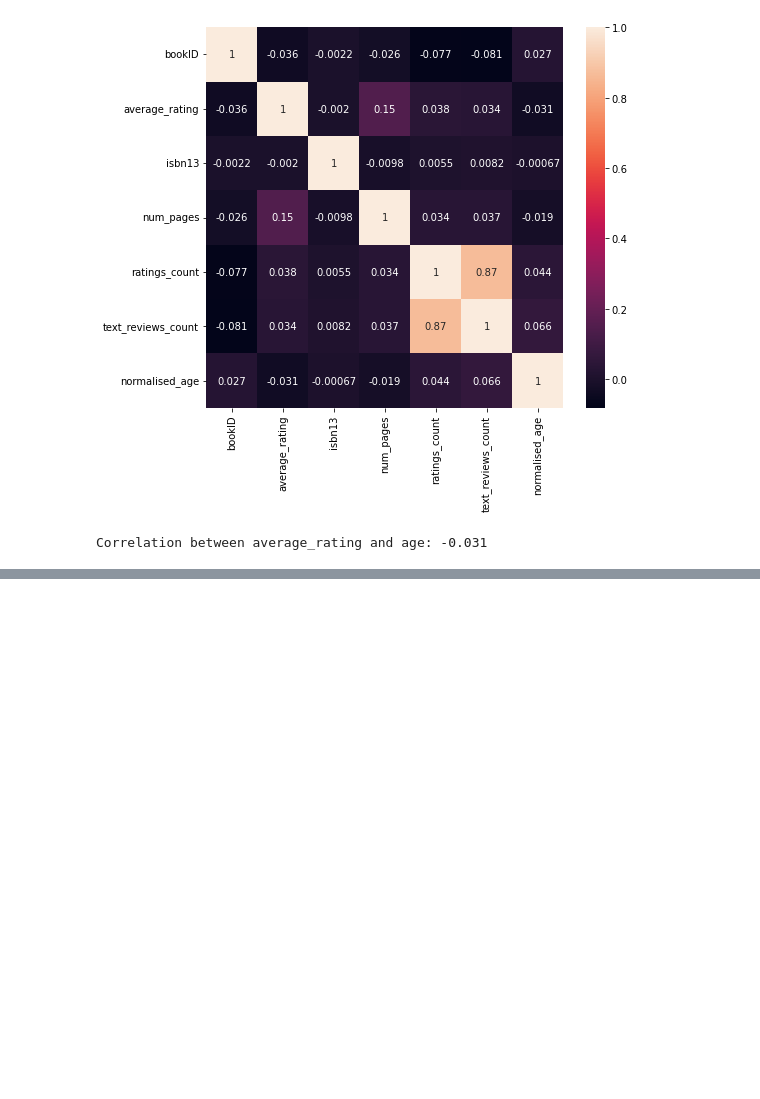
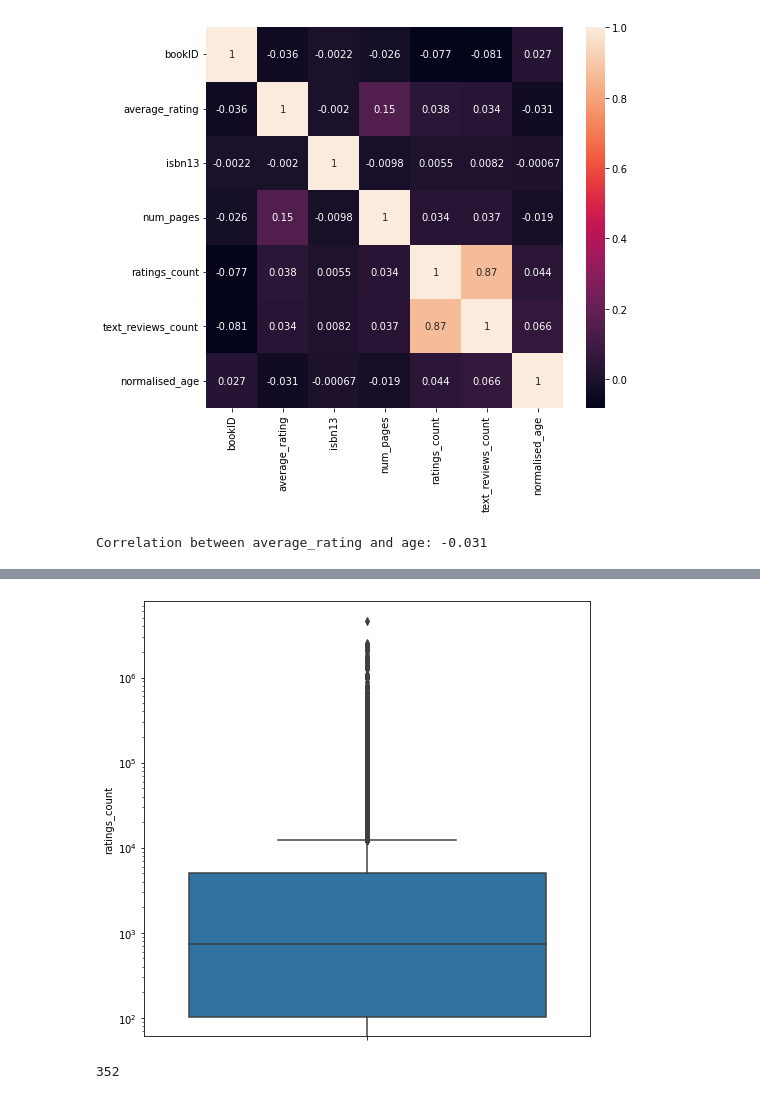
Before and after one commit to Attoumassa/book_rating_prediction_model, a Jupyter notebook: feature_engineering.ipynb, the cells around one changed output, grey strips where cells are left out. Cells and saved outputs as stored; diff of their text form; code cells hidden in the pictures; blank space fills up the shorter version.

```diff
--- a/feature_engineering.ipynb
+++ b/feature_engineering.ipynb
@@ -249,0 +288,11 @@ Correlation between average_rating and language: 0.034
+# %%
+plt.figure(figsize=(8, 8))
+sns.boxplot(y=df['ratings_count'])
+plt.yscale("log")
+plt.show()
+# %% [output]
+[figure, added]
+# %%
+df[df["ratings_count"] > 1e5].shape[0]
+# %% [output]
+352
```
Also changed, not shown: parts of 53 cells of this notebook.
